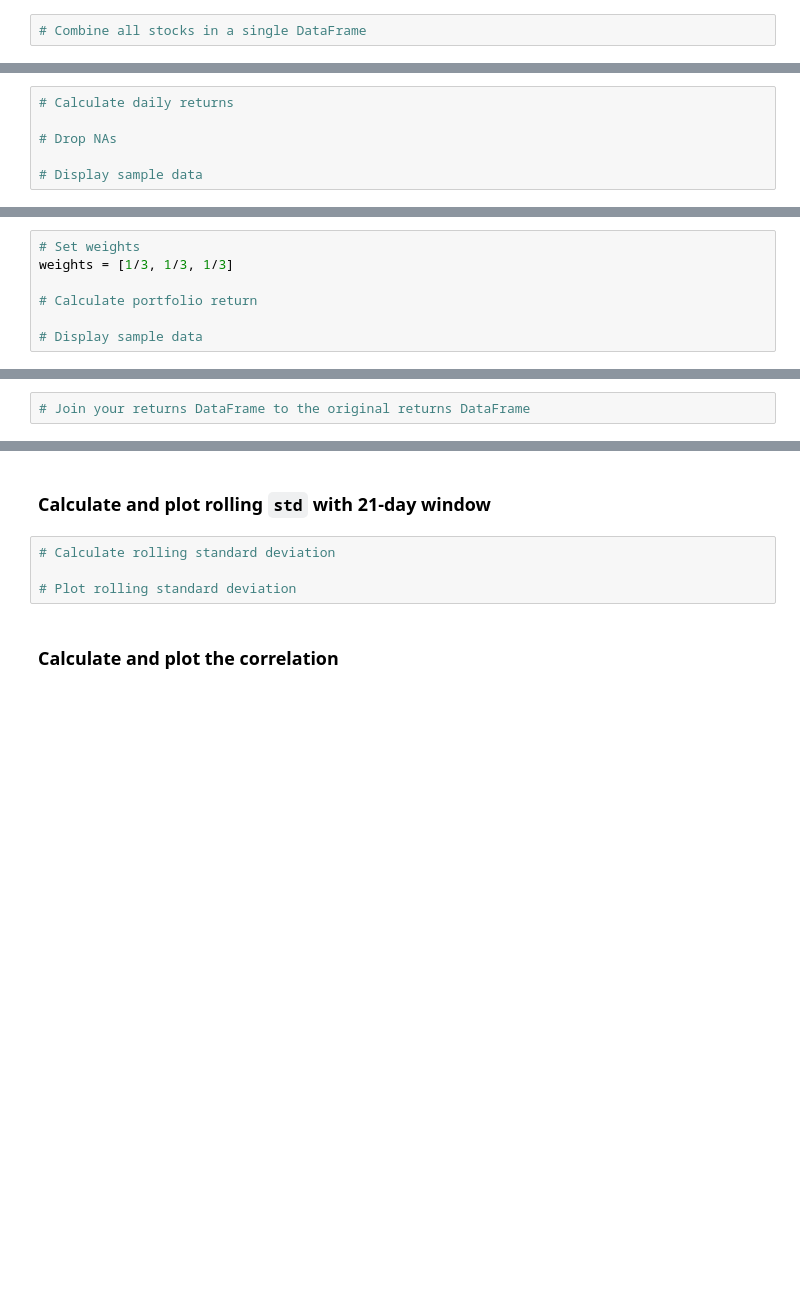
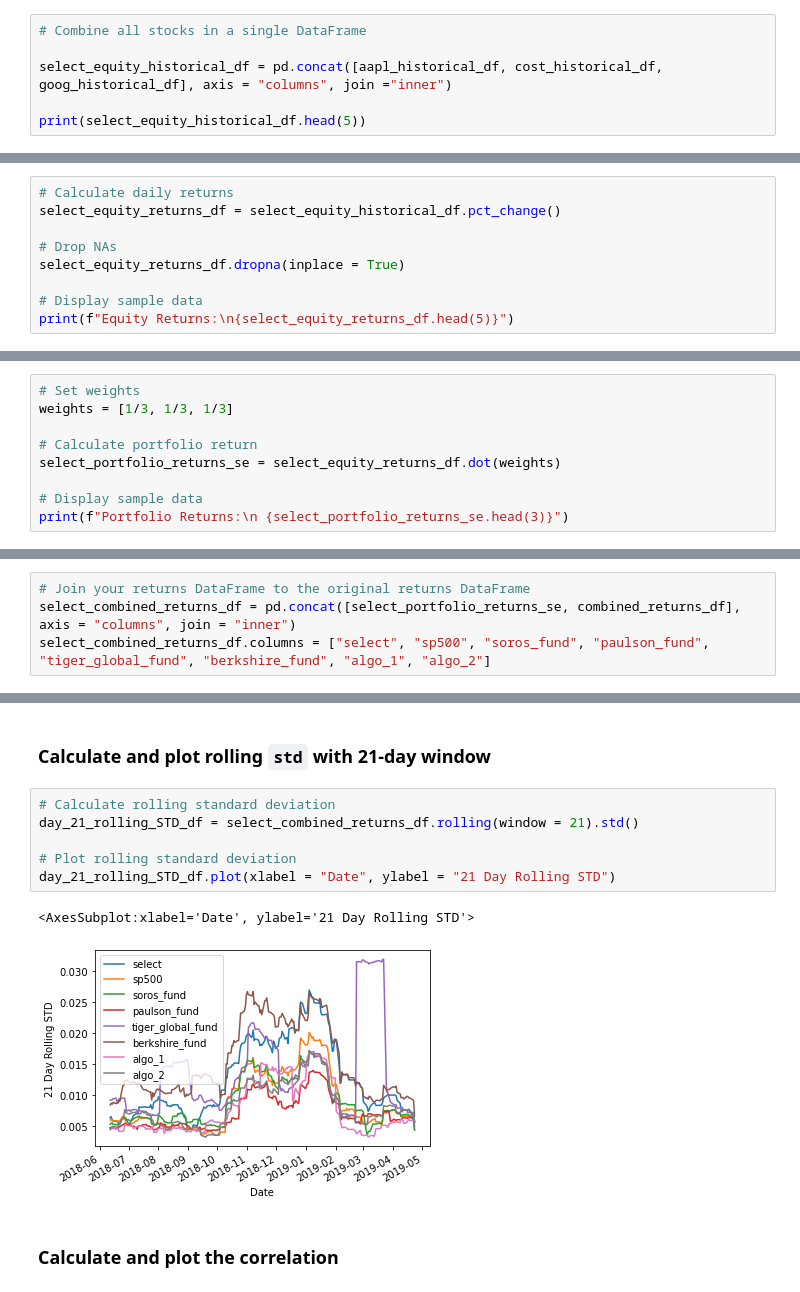
Before and after one commit to Amphibian303/Pandas-Homework, a Jupyter notebook: whale_analysis.ipynb, the cells around one changed output, grey strips where cells are left out. Cells and saved outputs as stored; diff of their text form; blank space fills up the shorter version.

```diff
--- a/whale_analysis.ipynb
+++ b/whale_analysis.ipynb
@@ -615,2 +721,6 @@ For this demo solution, we fetch data from three companies listes in the S&P 500
 # %%
 # Combine all stocks in a single DataFrame
+
+select_equity_historical_df = pd.concat([aapl_historical_df, cost_historical_df, goog_historical_df], axis = "columns", join ="inner")
+
+print(select_equity_historical_df.head(5))
@@ -621,6 +745,9 @@ For this demo solution, we fetch data from three companies listes in the S&P 500
 # %%
 # Calculate daily returns
+select_equity_returns_df = select_equity_historical_df.pct_change()
 
 # Drop NAs
+select_equity_returns_df.dropna(inplace = True)
 
 # Display sample data
+print(f"Equity Returns:\n{select_equity_returns_df.head(5)}")
@@ -631,5 +767,7 @@ For this demo solution, we fetch data from three companies listes in the S&P 500
 weights = [1/3, 1/3, 1/3]
 
 # Calculate portfolio return
+select_portfolio_returns_se = select_equity_returns_df.dot(weights)
 
 # Display sample data
+print(f"Portfolio Returns:\n {select_portfolio_returns_se.head(3)}")
@@ -637,5 +782,7 @@ weights = [1/3, 1/3, 1/3]
 ## Join your portfolio returns to the DataFrame that contains all of the portfolio returns
 # %%
 # Join your returns DataFrame to the original returns DataFrame
+select_combined_returns_df = pd.concat([select_portfolio_returns_se, combined_returns_df], axis = "columns", join = "inner")
+select_combined_returns_df.columns = ["select", "sp500", "soros_fund", "paulson_fund", "tiger_global_fund", "berkshire_fund", "algo_1", "algo_2"]
 # %%
 # Only compare dates where return data exists for all the stocks (drop NaNs)
@@ -649,8 +847,13 @@ weights = [1/3, 1/3, 1/3]
 ### Calculate and plot rolling `std` with 21-day window
 # %%
 # Calculate rolling standard deviation
+day_21_rolling_STD_df = select_combined_returns_df.rolling(window = 21).std()
 
 # Plot rolling standard deviation
+day_21_rolling_STD_df.plot(xlabel = "Date", ylabel = "21 Day Rolling STD")
+# %% [output]
+<AxesSubplot:xlabel='Date', ylabel='21 Day Rolling STD'>
+[figure, added]
 # %% [markdown]
 ### Calculate and plot the correlation
 # %%
```
Also changed, not shown: parts of 18 cells of this notebook.
